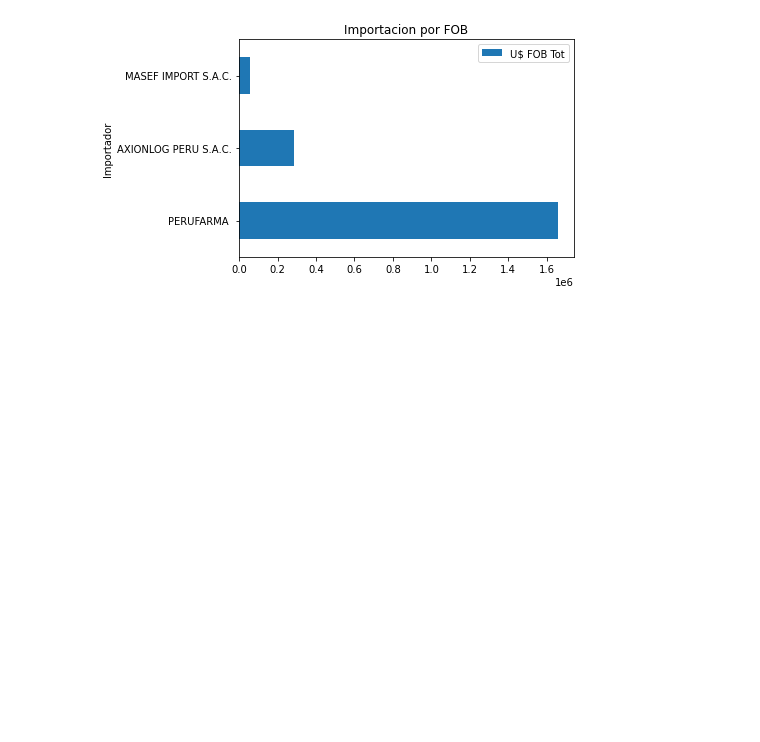
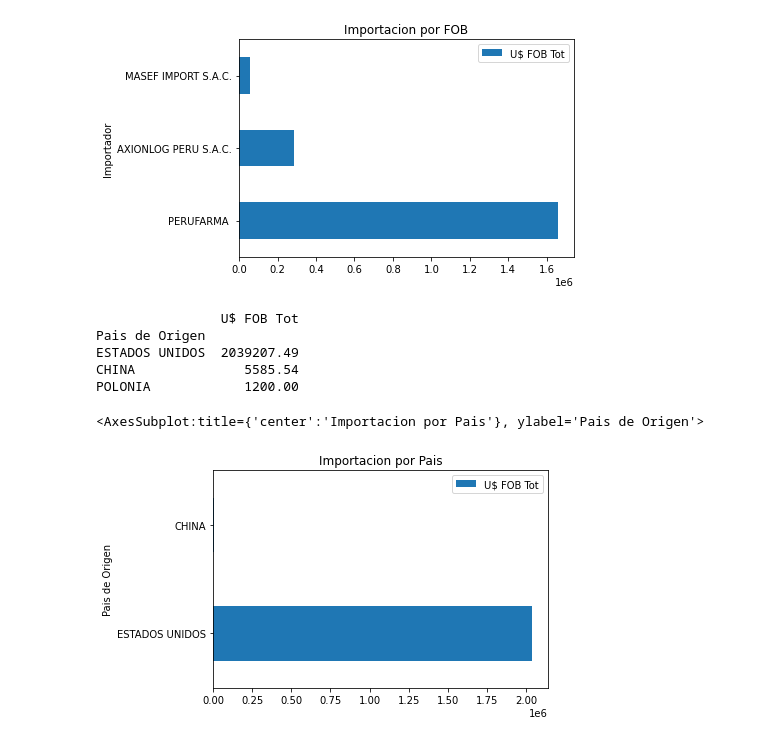
Before and after one commit to BeaL15/Python_DT, a Jupyter notebook: EDA.ipynb, the cells around one changed output. Cells and saved outputs as stored; diff of their text form; code cells hidden in the pictures; blank space fills up the shorter version.

```diff
--- a/EDA.ipynb
+++ b/EDA.ipynb
@@ -123,3 +182,18 @@ df_imp_fob.head(3).plot(kind='barh', title = 'Importacion por FOB')
 # %% [output]
 <AxesSubplot:title={'center':'Importacion por FOB'}, ylabel='Importador'>
 [figure]
+# %%
+df_pais = df_final.groupby(['Pais de Origen']).agg({'U$ FOB Tot':'sum'})
+df_imp_pais = df_pais.sort_values('U$ FOB Tot',ascending = False)
+print(df_imp_pais)
+# %% [output]
+                U$ FOB Tot
+Pais de Origen
+ESTADOS UNIDOS  2039207.49
+CHINA              5585.54
+POLONIA            1200.00
+# %%
+df_imp_pais.head(2).plot(kind='barh', title = 'Importacion por Pais')
+# %% [output]
+<AxesSubplot:title={'center':'Importacion por Pais'}, ylabel='Pais de Origen'>
+[figure, added]
```
Also changed, not shown: parts of 23 cells of this notebook.
